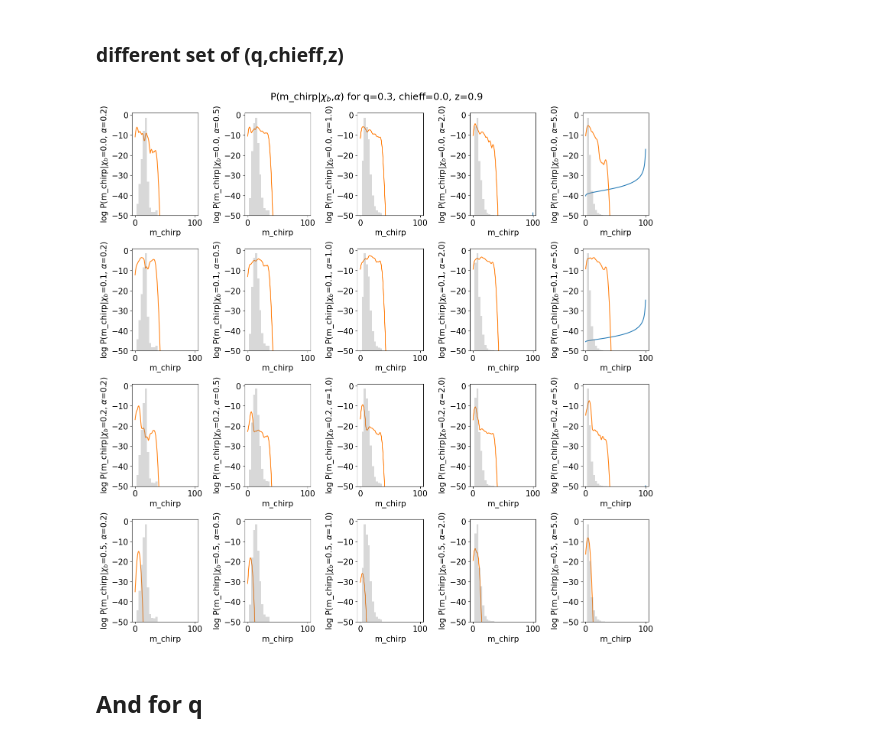
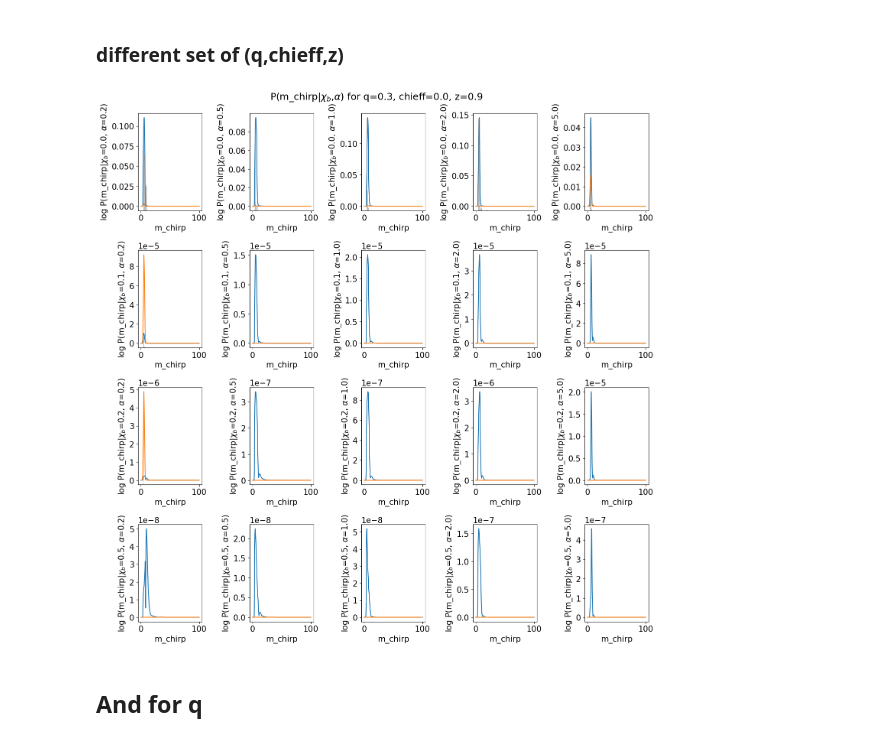
Before and after one commit to scolloms/AMAZE_model_selection, a Jupyter notebook: testing_notebooks/1D_p_theta_checks.ipynb, the cells around one changed output. Drawn from its saved outputs; the diff is of its cells as text; code cells hidden in the pictures.

```diff
--- a/testing_notebooks/1D_p_theta_checks.ipynb
+++ b/testing_notebooks/1D_p_theta_checks.ipynb
@@ -116,10 +108,19 @@ plt.rcParams["figure.figsize"] = (15,15)
 plt.rcParams.update({'font.size': 15})
 fig_mchirp, ax = plt.subplots(4,5)
 
+flow_norm_consts=np.array([[912.95751953, 879.65722656, 866.83276367, 882.21203613,
+        804.12347412],
+       [758.762146  , 802.56695557, 805.50073242, 787.86743164,
+        694.44598389],
+       [809.63928223, 765.94787598, 730.94903564, 711.82141113,
+        588.44030762],
+       [501.44515991, 512.78137207, 479.89831543, 394.3085022 ,
+        328.69985962]])
+
 for chibid, xb in enumerate(chi_b):
     for alphaid, a  in enumerate(alpha):
-        ax[chibid,alphaid].plot(mchirps, np.reshape(p_mchirp[chibid,alphaid], -1))
-        ax[chibid,alphaid].plot(mchirps_kde, np.reshape(np.log(p_mchirp_kde[chibid,alphaid]), -1))
+        ax[chibid,alphaid].plot(mchirps, np.reshape(np.exp(p_mchirp[chibid,alphaid])/flow_norm_consts[chibid,alphaid], -1))
+        ax[chibid,alphaid].plot(mchirps_kde, np.reshape((p_mchirp_kde[chibid,alphaid]), -1))
 
 
         #plot histogram of samples around this point q=0.8,chieff=0.1,z=0.1
@@ -133,12 +134,12 @@ for chibid, xb in enumerate(chi_b):
         bin_conditions = np.logical_and(np.logical_and(bin_q, bin_chieff), bin_z)
 
         secax = ax[chibid,alphaid].twinx()
-        secax.hist(models_dict[(chibid,alphaid)][bin_conditions]['mchirp'], weights=weights_dict[(chibid,alphaid)][bin_conditions], color='grey', alpha=0.5)
+        secax.hist(models_dict[(chibid,alphaid)][bin_conditions]['mchirp'], weights=weights_dict[(chibid,alphaid)][bin_conditions], color='grey', alpha=0.5, density=True)
         secax.axis('off')
 
         ax[chibid,alphaid].set_xlabel(fr'm_chirp')
         ax[chibid,alphaid].set_ylabel(fr'log P(m_chirp|$\chi_b$={xb}, $\alpha$={a})')
-        ax[chibid,alphaid].set_ylim(-50,1)
+        #ax[chibid,alphaid].set_ylim(-50,1)
         #ax[chi_b_id,alpha_id].legend()
 fig_mchirp.suptitle(fr'P(m_chirp|$\chi_b$,$\alpha$) for q=0.8, chieff=0.1, z=0.1')
 fig_mchirp.tight_layout(pad=1.3)
@@ -183,23 +184,34 @@ for chibid, xb in enumerate(chi_b):
 # %%
 plt.rcParams["figure.figsize"] = (15,15)
 plt.rcParams.update({'font.size': 15})
 fig_mchirp, ax = plt.subplots(4,5)
 
 for chibid, xb in enumerate(chi_b):
     for alphaid, a  in enumerate(alpha):
-        ax[chibid,alphaid].plot(mchirps, np.reshape(p_mchirp_flow[chibid,alphaid], -1))
-        ax[chibid,alphaid].plot(mchirps_kde, np.reshape(np.log(p_mchirp_kde[chibid,alphaid]), -1))
+        ax[chibid,alphaid].plot(mchirps, np.reshape(np.exp(p_mchirp_flow[chibid,alphaid])/flow_norm_consts[chibid,alphaid], -1))
+        ax[chibid,alphaid].plot(mchirps_kde, np.reshape((p_mchirp_kde[chibid,alphaid]), -1))
+
+
+        bin_width = 0.05
+        qs= models_dict[(chibid,alphaid)][:]['q']
+        chieffs = models_dict[(chibid,alphaid)][:]['chieff']
+        zs = models_dict[(chibid,alphaid)][:]['z']
+        bin_q = np.logical_and(qs>0.3 - bin_width, qs < 0.3 + bin_width)
+        bin_chieff = np.logical_and(chieffs>0.0 - 2*bin_width,  chieffs< 0.0 + 2*bin_width)
+        bin_z = np.logical_and(zs>0.9 - 10*bin_width, zs < 0.9 + 10*bin_width)
+        bin_conditions = np.logical_and(np.logical_and(bin_q, bin_chieff), bin_z)
+
         secax = ax[chibid,alphaid].twinx()
-        secax.hist(models_dict[(chibid,alphaid)][:]['mchirp'], weights=weights_dict[(chibid,alphaid)][:], color='grey', alpha=0.3)
+        secax.hist(models_dict[(chibid,alphaid)][bin_conditions]['mchirp'], weights=weights_dict[(chibid,alphaid)][bin_conditions], color='grey', alpha=0.5, density=True)
         secax.axis('off')
         ax[chibid,alphaid].set_xlabel(fr'm_chirp')
         ax[chibid,alphaid].set_ylabel(fr'log P(m_chirp|$\chi_b$={xb}, $\alpha$={a})')
-        ax[chibid,alphaid].set_ylim(-50,1)
+        #ax[chibid,alphaid].set_ylim(-50,1)
         #ax[chi_b_id,alpha_id].legend()
 fig_mchirp.suptitle(fr'P(m_chirp|$\chi_b$,$\alpha$) for q=0.3, chieff=0.0, z=0.9')
 fig_mchirp.tight_layout(pad=1.3)
 # %% [output]
-[figure, old version]
+[figure, new version]
 # %% [markdown]
 ## And for q
 # %%
```
Also changed, not shown: parts of 5 cells of this notebook.
